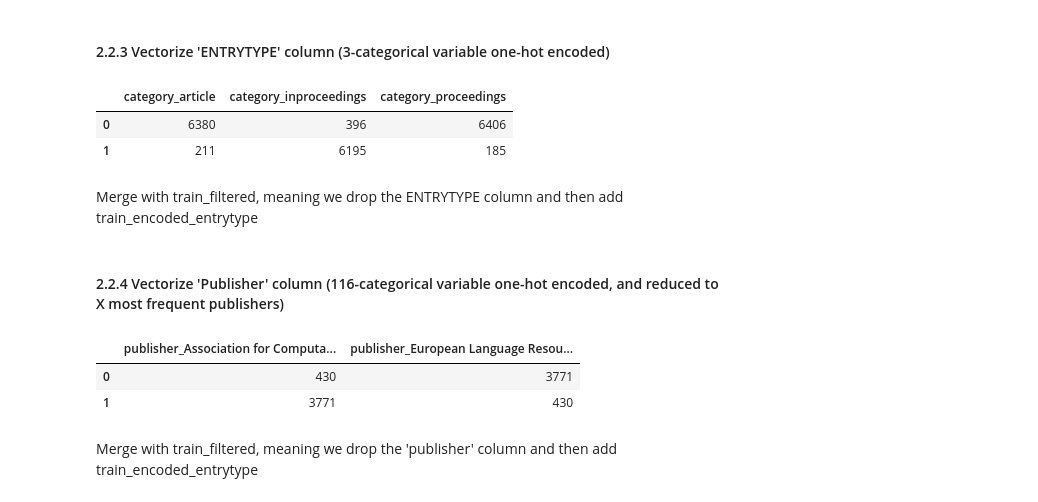
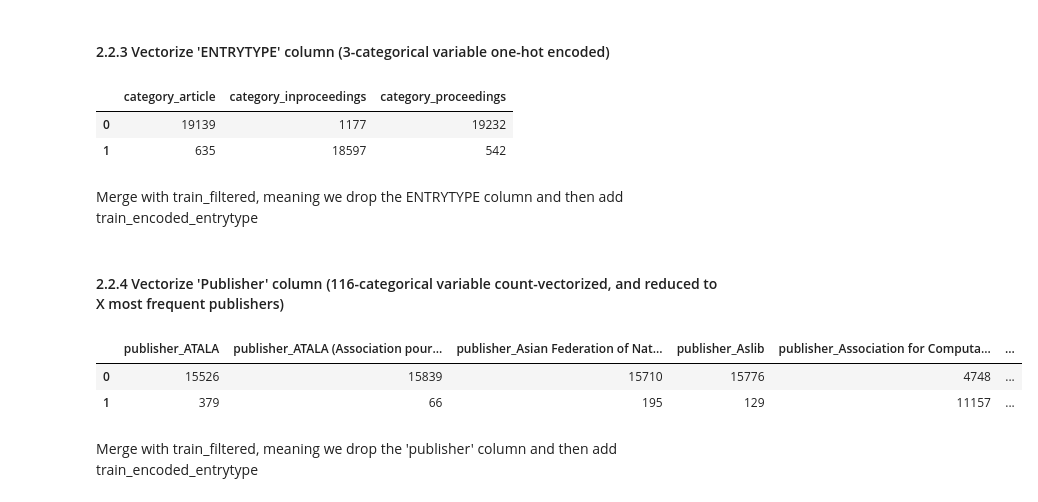
Before and after one commit to larshanen/MLChallenge, a Jupyter notebook: notebooks/Main experiment/Experiments.ipynb, the cells around one changed output. Saved outputs shown, nothing was run; the diff lists cells and outputs as text; code cells hidden in the pictures.

```diff
--- a/notebooks/Main experiment/Experiments.ipynb
+++ b/notebooks/Main experiment/Experiments.ipynb
@@ -87,7 +80,7 @@ logging.getLogger().setLevel(logging.INFO)
 
 # Load train and test sets and change all NA values to empty values
 logging.info("Loading training/test data")
-train_sample = pd.DataFrame.from_records(json.load(open('../../data/train.json')))
+train = pd.DataFrame.from_records(json.load(open('../../data/train.json')))
 test = pd.DataFrame.from_records(json.load(open('../../data/test.json')))
 # %% [output]
 INFO:root:Loading training/test data
@@ -136,9 +138,8 @@ import numpy as np
 # %% [markdown]
 For experimental purposes we start working with a 10% subset of the data:
 # %%
-'''
 #Randomly save 10% of the train set for velocity purposes
-percentage_to_save = 10
+percentage_to_save = 30
 
 # Calculate the number of rows to save
 num_rows_to_save = int(len(train) * (percentage_to_save / 100))
@@ -147,5 +148,4 @@ num_rows_to_save = int(len(train) * (percentage_to_save / 100))
 train_sample = train.sample(n=num_rows_to_save, random_state=42)  # Set a random_state for reproducibility
 
 train_sample.head()
-'''
 # %% [output]
@@ -185,7 +190,7 @@ train_filtered['author_str'] = train_filtered['author'].apply(lambda x: ';'.join
 author_paper_counts = train_filtered['author_str'].str.split(';').explode().value_counts()
 
 # Set the number of most frequent authors you want to include
-n_mostfreq_authors = 3  # Adjust this value to the desired number of most frequent authors
+n_mostfreq_authors = 120  # Adjust this value to the desired number of most frequent authors
 
 # Filter authors based on the X most frequent authors
 top_authors = author_paper_counts.head(n_mostfreq_authors).index.tolist()
@@ -237,8 +243,8 @@ train_encoded_entrytype = pd.get_dummies(train_filtered['ENTRYTYPE'], columns=['
 train_encoded_entrytype.apply(lambda x: x.value_counts())
 # %% [output]
 |  | category_article | category_inproceedings | category_proceedings |
-| 0 | 6380 | 396 | 6406 |
-| 1 | 211 | 6195 | 185 |
+| 0 | 19139 | 1177 | 19232 |
+| 1 | 635 | 18597 | 542 |
 # %% [markdown]
 Merge with train_filtered, meaning we drop the ENTRYTYPE column and then add train_encoded_entrytype
 # %%
@@ -251,23 +257,23 @@ Merge with train_filtered, meaning we drop the ENTRYTYPE column and then add tra
 # print(len(train_3))
 # train_3.head()
 # %% [markdown]
-#### 2.2.4 Vectorize 'Publisher' column (116-categorical variable one-hot encoded, and reduced to X most frequent publishers)
+#### 2.2.4 Vectorize 'Publisher' column (116-categorical variable count-vectorized, and reduced to X most frequent publishers)
 # %%
 # Set the number of most frequent publishers to include
-n_mostfreq_publishers = 2  # Adjust this value as needed
+n_mostfreq_publishers = 20  # Adjust this value as needed
 
 # Get the X most frequent publishers
-top_publishers = train_3['publisher'].value_counts().head(n_mostfreq_publishers).index.tolist()
+top_publishers = train_filtered['publisher'].value_counts().head(n_mostfreq_publishers).index.tolist()
 
 # Create a new DataFrame with one-hot encoding for the X most frequent publishers
-train_encoded_publisher = pd.get_dummies(train_3['publisher'][train_3['publisher'].isin(top_publishers)], prefix='publisher')
+train_encoded_publisher = pd.get_dummies(train_filtered['publisher'][train_filtered['publisher'].isin(top_publishers)], prefix='publisher')
 
 # Show count-values for each of the columns
 train_encoded_publisher.apply(lambda x: x.value_counts())
 # %% [output]
-|  | publisher_Association for Computa... | publisher_European Language Resou... |
-| 0 | 430 | 3771 |
-| 1 | 3771 | 430 |
+|  | publisher_ATALA | publisher_ATALA (Association pour... | publisher_Asian Federation of Nat... | publisher_Aslib | publisher_Association for Computa... | ... |
+| 0 | 15526 | 15839 | 15710 | 15776 | 4748 | ... |
+| 1 | 379 | 66 | 195 | 129 | 11157 | ... |
 # %% [markdown]
 Merge with train_filtered, meaning we drop the 'publisher' column and then add train_encoded_entrytype
 # %%
```
Also changed, not shown: parts of 24 cells of this notebook.
